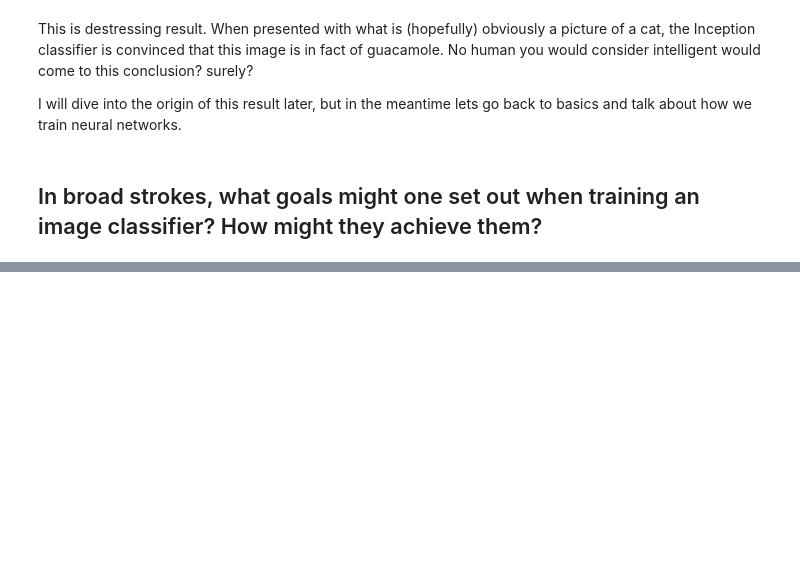
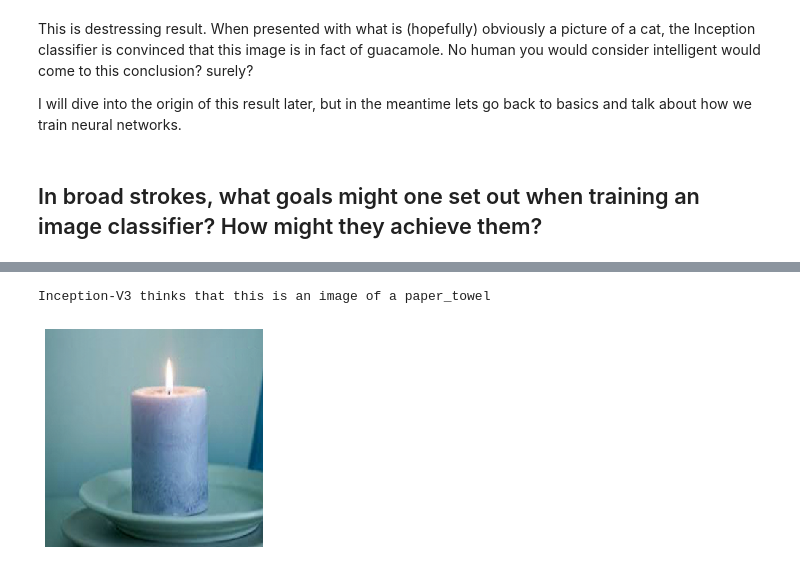
Before and after one commit to Tello-Wharton/deep-learning-coursework, a Jupyter notebook: Blogpost.ipynb, the cells around one changed output, grey strips where cells are left out. Drawn from its saved outputs; the diff is of its cells as text; code cells hidden in the pictures; blank space fills up the shorter version.

```diff
--- a/Blogpost.ipynb
+++ b/Blogpost.ipynb
@@ -30,0 +53,11 @@ It does seem sensible that when training an image classifier, the goal set out i
+# %%
+# I will now load in the inception_v3 model, and using it for all these examples
+
+model = models.inception_v3(pretrained=True)
+
+device = torch.device("cuda") # I am blessed with a CUDA gpu
+
+model.to(device)
+model.eval() #stops us acidentally altering the model, "finalising" it
+
+print("Loaded inception model")
@@ -30,0 +81,12 @@ It does seem sensible that when training an image classifier, the goal set out i
+# %%
+def create_adversary(image, epsilon, gradient):
+
+    # This is the important line, rather than performing a "gradient descent", minimising error
+    # I am performing a gradient ascent, altering the image a little, and making it "climb"
+    # That gradient as best it can, maximising the error!
+    perturbed_image = image + epsilon * gradient
+
+    # this just makes sure that the image values are still within its boundaries
+    perturbed_image = torch.clamp(perturbed_image, 0, 1)
+
+    return perturbed_image
@@ -30,0 +174,10 @@ It does seem sensible that when training an image classifier, the goal set out i
+# %%
+def inception_thinks(idx):
+    plt.imshow(adversarial_examples[idx])
+    plt.axis('off')
+    print("Inception-V3 thinks that this is an image of a", prediction_names[idx])
+# %%
+inception_thinks(0)
+# %% [output]
+Inception-V3 thinks that this is an image of a paper_towel
+[figure, added]
```
Also changed, not shown: parts of 15 cells of this notebook, 10 other files.
